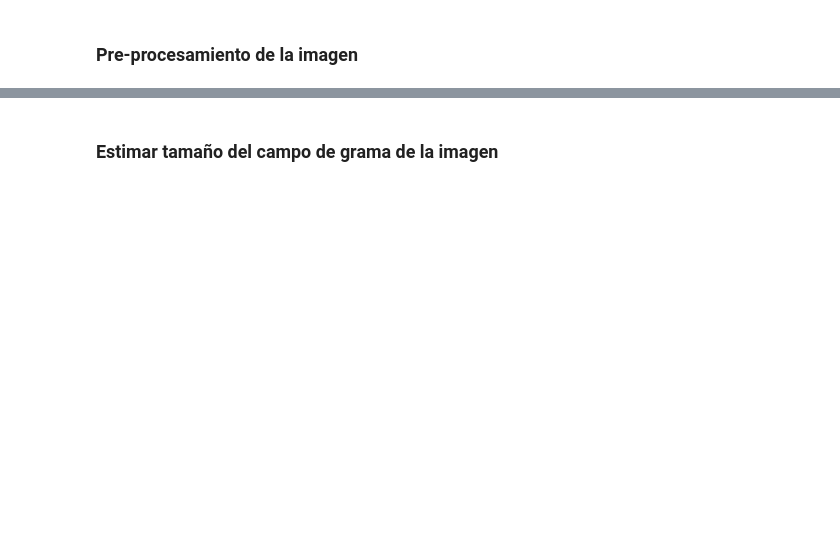
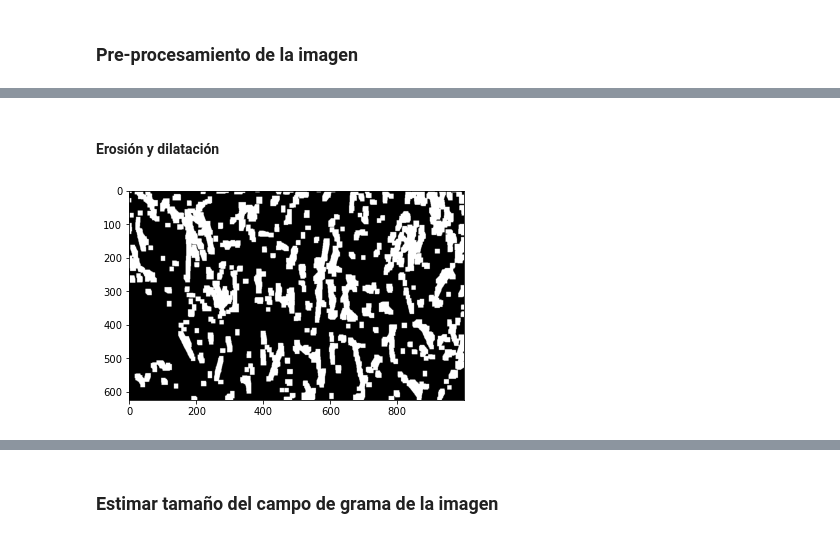
Before and after one commit to nettok/cv2-contar-grama, a Jupyter notebook: experimento02.ipynb, the cells around one changed output, grey strips where cells are left out. Cells and saved outputs as stored; diff of their text form; code cells hidden in the pictures; blank space fills up the shorter version.

```diff
--- a/experimento02.ipynb
+++ b/experimento02.ipynb
@@ -25,0 +40,9 @@ import cv2
+# %% [markdown]
+#### Erosión y dilatación
+# %%
+morph_kernel = cv2.getStructuringElement(cv2.MORPH_RECT, (5, 5))
+eroded = cv2.erode(otsu, morph_kernel, iterations=3)
+dilated = cv2.dilate(eroded, morph_kernel, iterations=3)
+plt_show(dilated)
+# %% [output]
+[figure, added]
```
Also changed, not shown: parts of 10 cells of this notebook.
